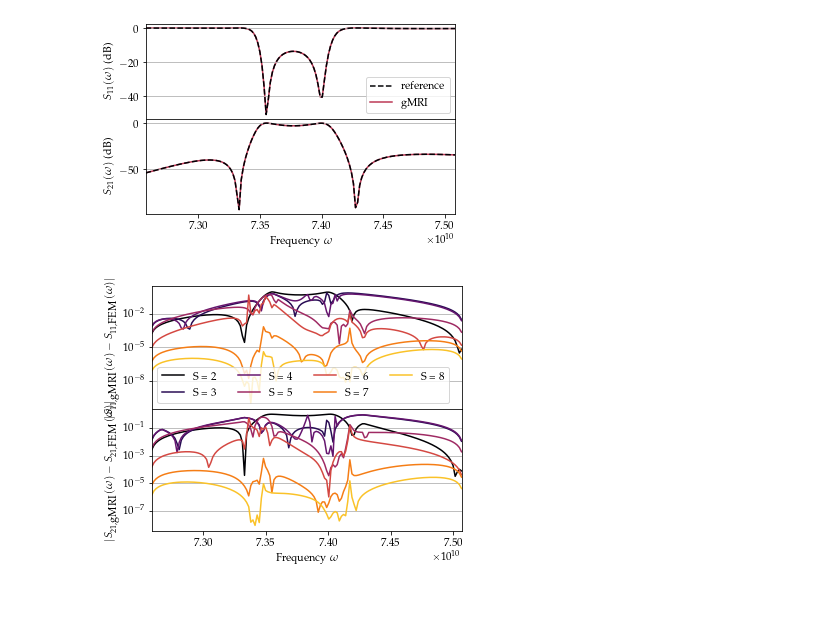
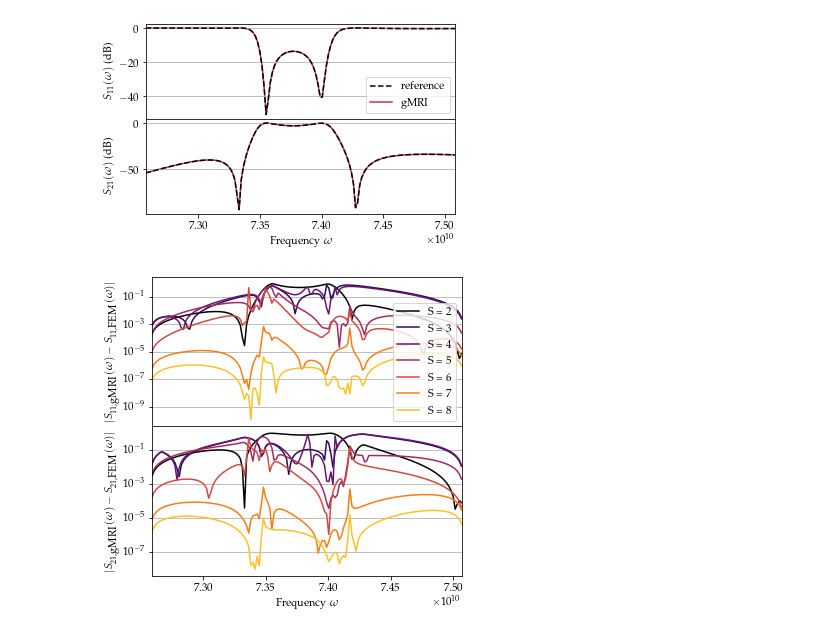
Before and after one commit to FMatti/Maxwell-MRI, a Jupyter notebook: report/plots/plots.ipynb, the cells around one changed output. Saved outputs shown, nothing was run; the diff lists cells and outputs as text; code cells hidden in the pictures; blank space fills up the shorter version.

```diff
--- a/report/plots/plots.ipynb
+++ b/report/plots/plots.ipynb
@@ -264,25 +270,25 @@ plt.savefig('circular_waveguide_scattering.pgf', bbox_inches='tight')
 # %%
 with open('circular_waveguide_error.pkl', 'rb') as f:
     linspace, error_S11, error_S21 = pickle.load(f)
 
-fig, ax = plt.subplots(2, 1, figsize=(5.55, 4.5), sharex=True)
+fig, ax = plt.subplots(2, 1, figsize=(5.55, 5.5), sharex=True)
 
 i = 0
 for e_S11, e_S21 in zip(error_S11, error_S21):
     ax[0].plot(linspace[1:-1], e_S11[1:-1], color=cm(i/(len(error_S11))), label='S = {}'.format(i+2))
     ax[1].plot(linspace[1:-1], e_S21[1:-1], color=cm(i/(len(error_S21))))
     i += 1
 
 ax[0].set_ylabel(r'$|S_{11, \textrm{gMRI}}(\omega) - S_{11, \textrm{FEM}}(\omega)|$')
 ax[1].set_ylabel(r'$|S_{21, \textrm{gMRI}}(\omega) - S_{21, \textrm{FEM}}(\omega)|$')
 ax[-1].set_xlabel(r'Frequency $\omega$')
 ax[1].set_xlim(np.min(linspace[1:-1]), np.max(linspace[1:-1]))
 ax[0].grid(axis='y')
 ax[1].grid(axis='y')
-ax[0].legend(ncol=4)
+ax[0].legend(loc='lower right')
 ax[0].set_yscale('log')
 ax[1].set_yscale('log')
 plt.subplots_adjust(wspace=0, hspace=0)
 plt.savefig('circular_waveguide_error.pgf', bbox_inches='tight')
 # %% [output]
-[figure, old version]
+[figure, new version]
```
Also changed, not shown: parts of 6 cells of this notebook, 15 other files.
